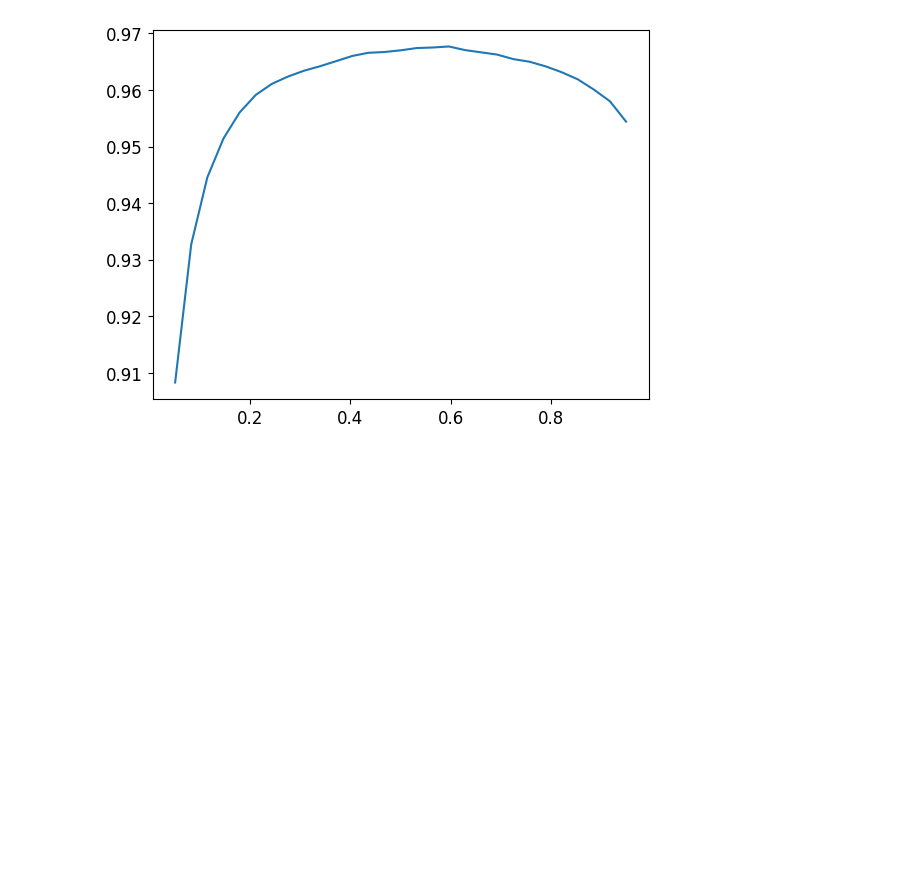
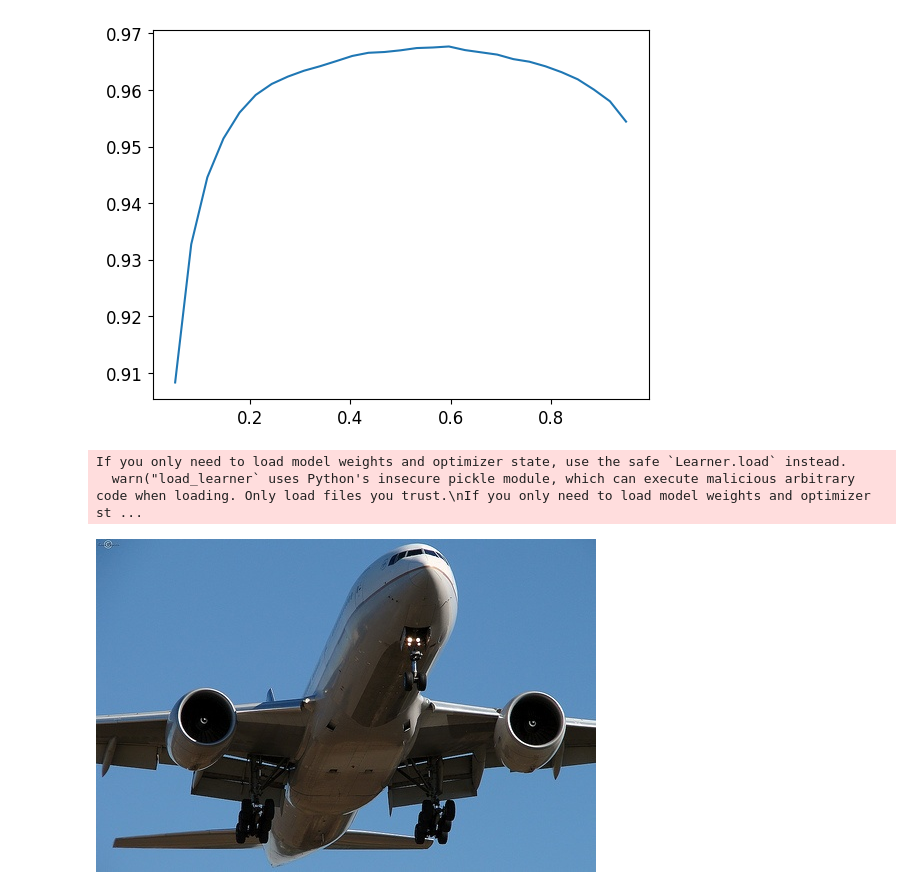
Before and after one commit to mail2venkie/fastbook, a Jupyter notebook: myclean/06_multicat.ipynb, the cells around one changed output. Cells and saved outputs as stored; diff of their text form; code cells hidden in the pictures; blank space fills up the shorter version.

```diff
--- a/myclean/06_multicat.ipynb
+++ b/myclean/06_multicat.ipynb
@@ -131,3 +134,13 @@ plt.plot(xs, accuracies)
 [figure]
 # %%
 learner.export()
+# %%
+learner_inf = load_learner('06_multicat_model.pkl')
+# %% [output]
+If you only need to load model weights and optimizer state, use the safe `Learner.load` instead.
+  warn("load_learner` uses Python's insecure pickle module, which can execute malicious arbitrary code when loading. Only load files you trust.\nIf you only need to load model weights and optimizer st ...
+# %%
+im = Image.open(path/'test/009329.jpg')
+im
+# %% [output]
+[figure, added]
```
Also changed, not shown: parts of 7 cells of this notebook.
